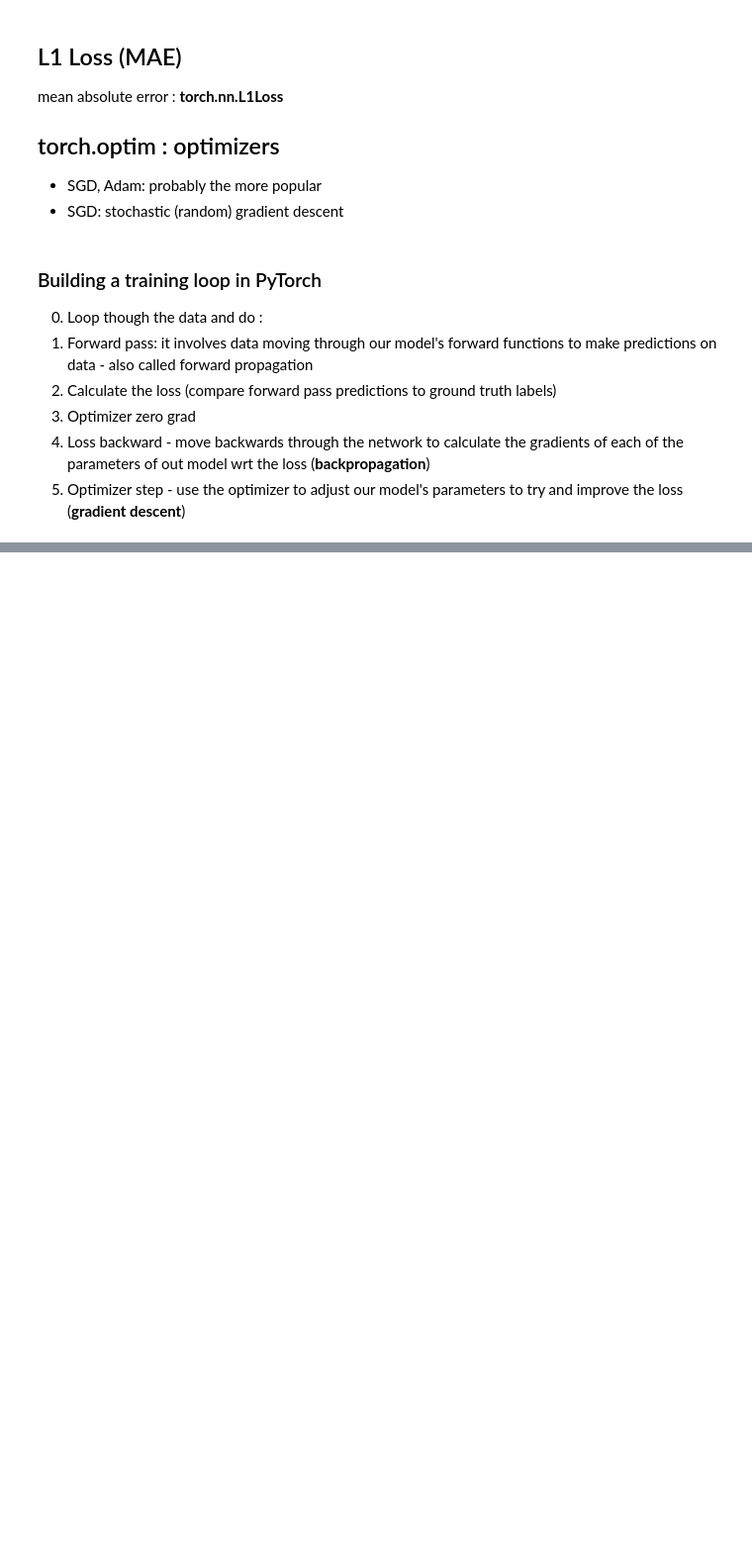
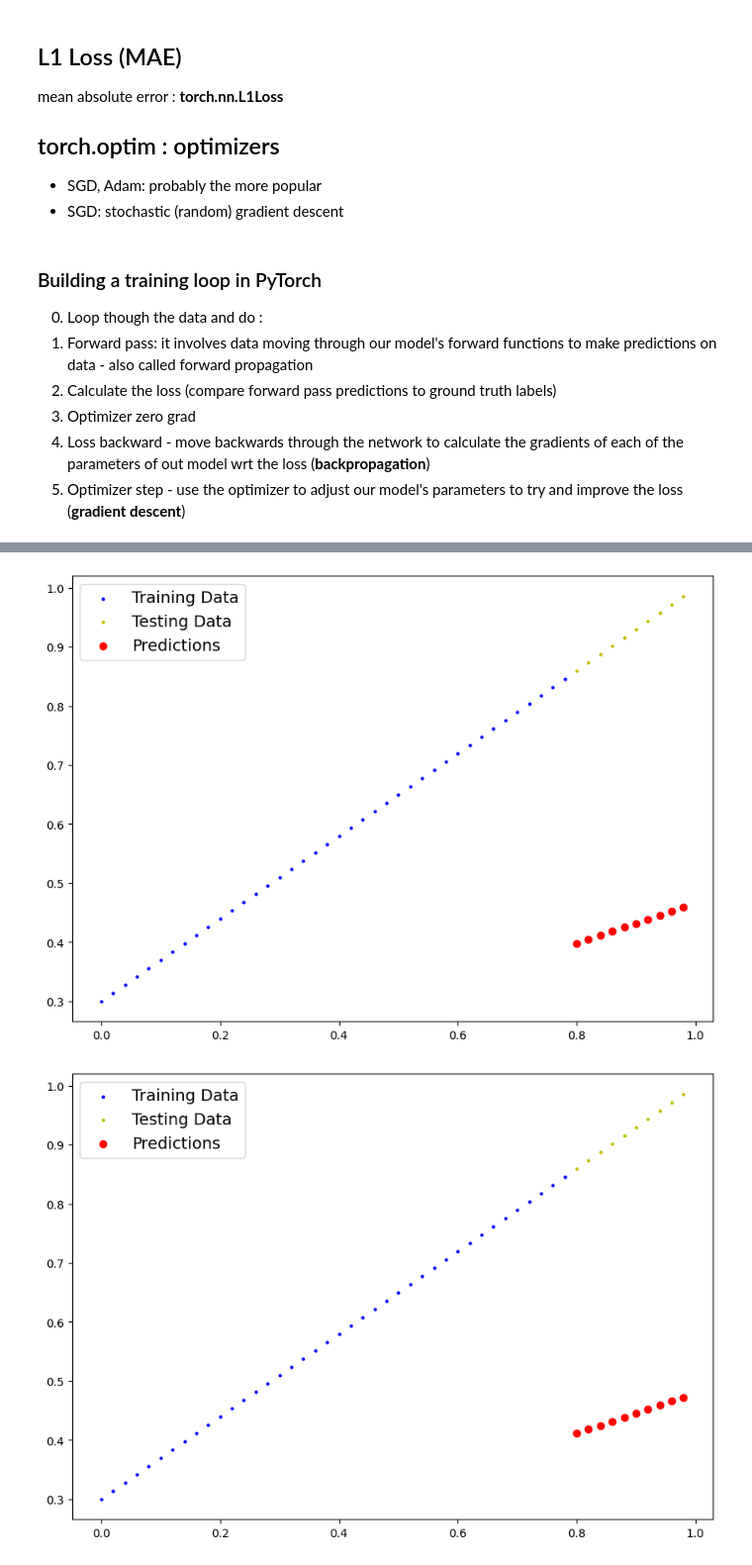
Before and after one commit to martinaspeciale/pytorch-deep-learning, a Jupyter notebook: 01-pytorch-workflow.ipynb, the cells around one changed output, grey strips where cells are left out. Shown at 99% size. Saved outputs shown, nothing was run; the diff lists cells and outputs as text; code cells hidden in the pictures; blank space fills up the shorter version.

```diff
--- a/01-pytorch-workflow.ipynb
+++ b/01-pytorch-workflow.ipynb
@@ -317,0 +326,9 @@ for epoch in range(epochs):
+# %%
+with torch.inference_mode():
+    y_preds_new = model_0(X_test)
+
+plot_predictions(predictions=y_preds)
+plot_predictions(predictions=y_preds_new)
+# %% [output]
+[figure, added]
+[figure, added]
```
Also changed, not shown: parts of 2 cells of this notebook.
